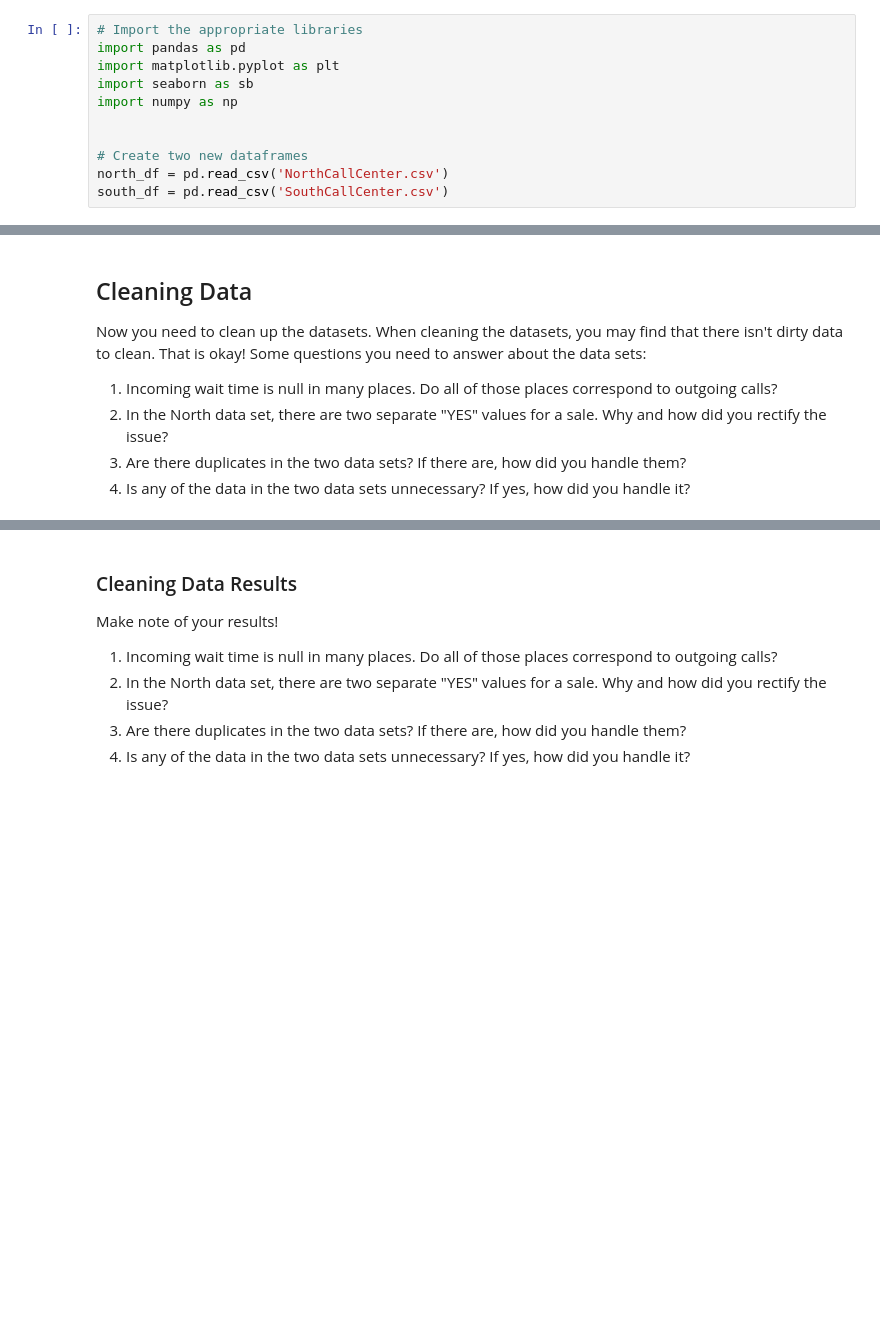
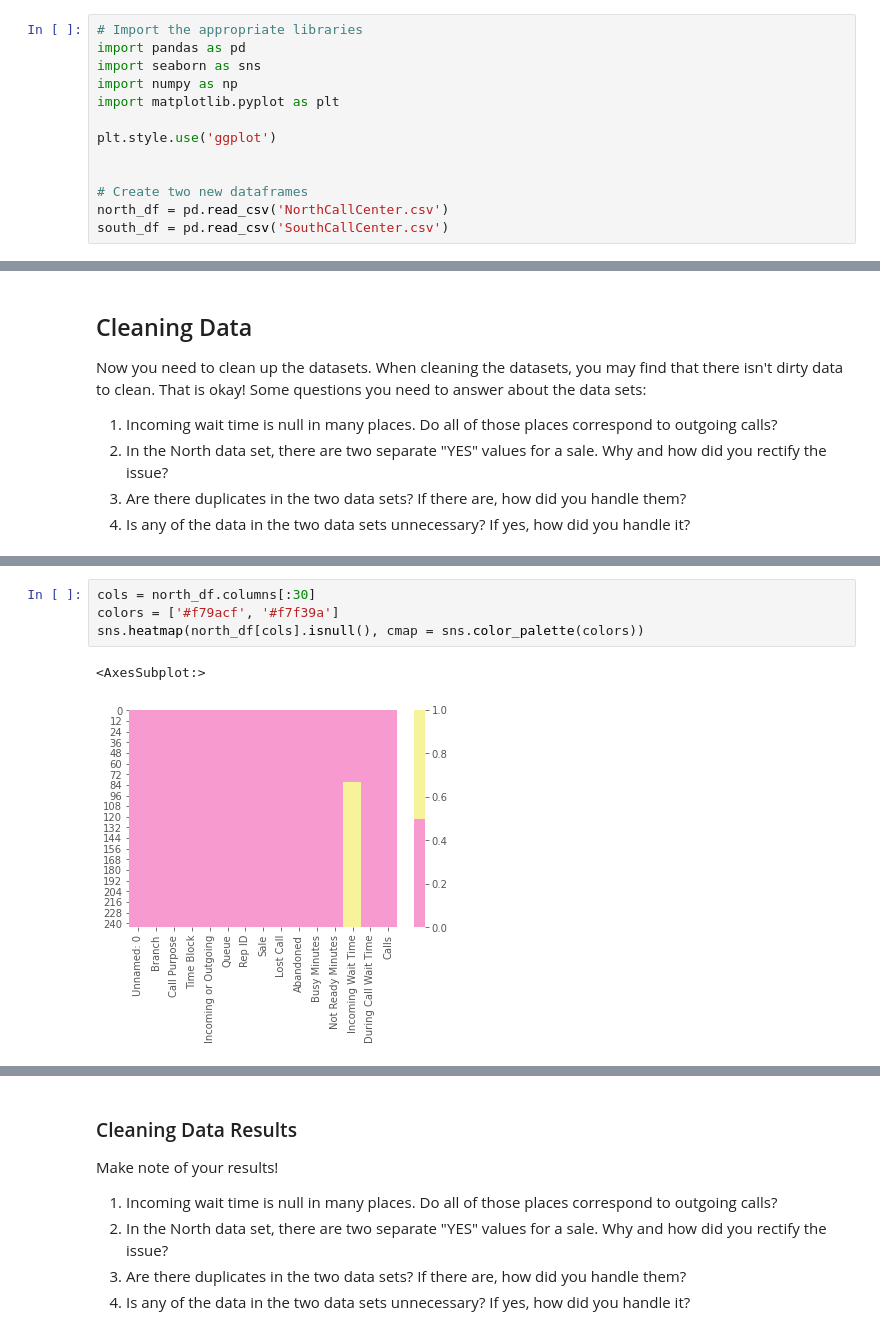
Before and after one commit to Jeeper25/call-center-cleanup-assignment, a Jupyter notebook: Call Center Cleanup.ipynb, the cells around one changed output, grey strips where cells are left out. Cells and saved outputs as stored; diff of their text form; blank space fills up the shorter version.

```diff
--- a/Call Center Cleanup.ipynb
+++ b/Call Center Cleanup.ipynb
@@ -32,9 +32,11 @@ You have two CSVs at your disposal, `NorthCallCenter.csv` and `SouthCallCenter.c
 # %%
 # Import the appropriate libraries
 import pandas as pd
+import seaborn as sns
+import numpy as np
 import matplotlib.pyplot as plt
-import seaborn as sb
-import numpy as np
+
+plt.style.use('ggplot')
 
 
 # Create two new dataframes
@@ -123,0 +259,7 @@ Now you need to clean up the datasets. When cleaning the datasets, you may find
+# %%
+cols = north_df.columns[:30]
+colors = ['#f79acf', '#f7f39a']
+sns.heatmap(north_df[cols].isnull(), cmap = sns.color_palette(colors))
+# %% [output]
+<AxesSubplot:>
+[figure, added]
```
Also changed, not shown: parts of 43 cells of this notebook.
